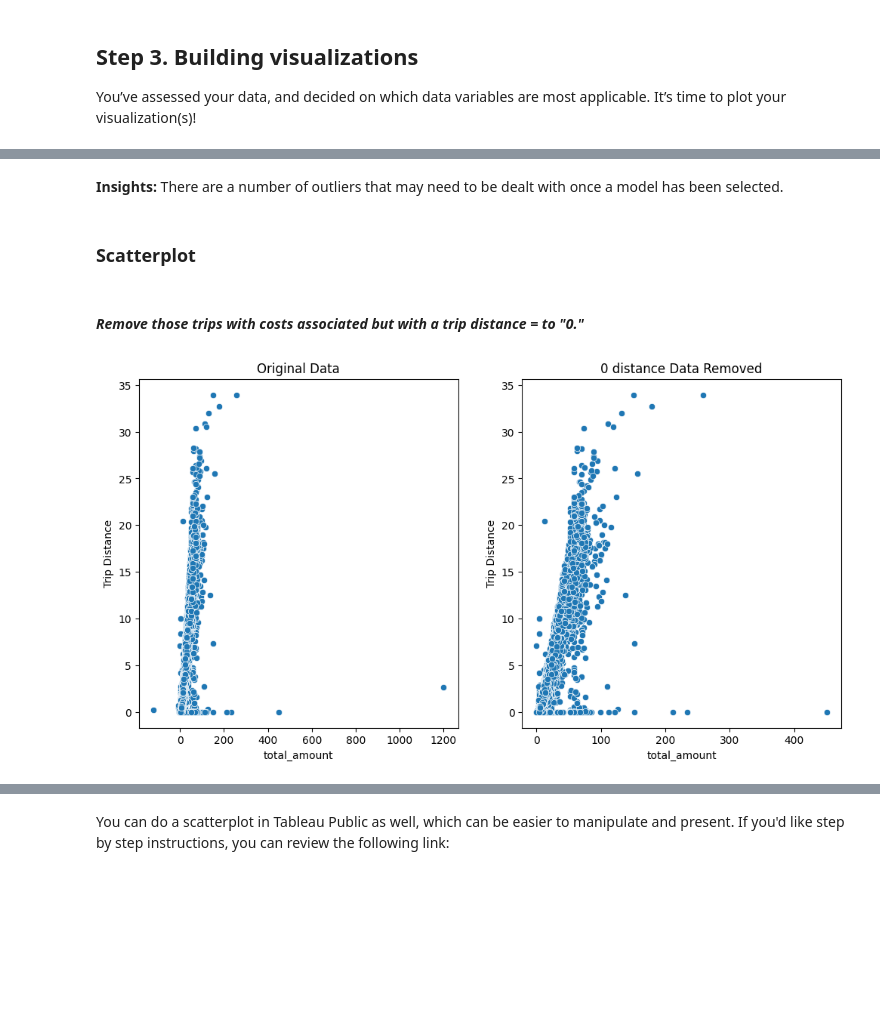
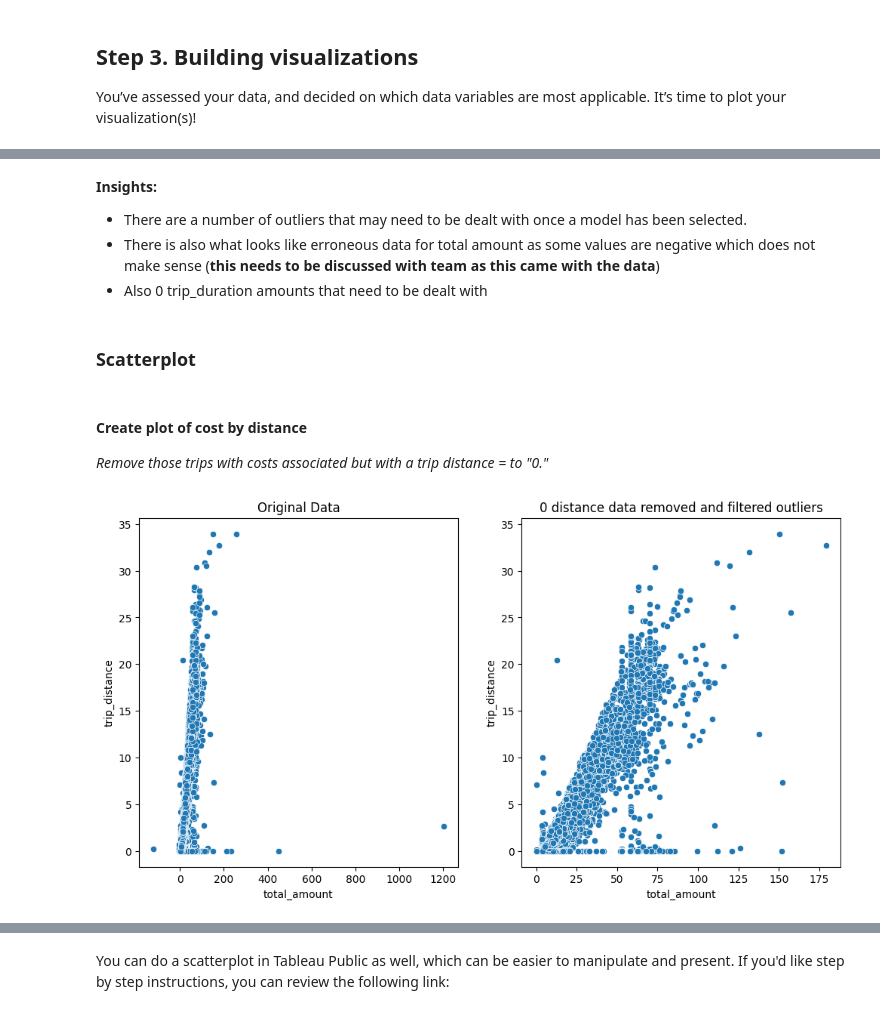
Before and after one commit to CoenMeintjes/Google_Advanced_Data_Analytics_Certificate_Projects, a Jupyter notebook: 02_exploratory_data_analysis.ipynb, the cells around one changed output, grey strips where cells are left out. Cells and saved outputs as stored; diff of their text form; code cells hidden in the pictures; blank space fills up the shorter version.

```diff
--- a/02_exploratory_data_analysis.ipynb
+++ b/02_exploratory_data_analysis.ipynb
@@ -266,0 +271,5 @@ You’ve assessed your data, and decided on which data variables are most applic
+# %%
+# convert pickup and dropoff columns to datetime
+df0['tpep_pickup_datetime'] = pd.to_datetime(df0['tpep_pickup_datetime'])
+df0['tpep_dropoff_datetime'] = pd.to_datetime(df0['tpep_dropoff_datetime'])
+df0.info()
@@ -266,0 +294,4 @@ You’ve assessed your data, and decided on which data variables are most applic
+# %%
+# subtract dropoff from pickup time and convert to total seconds
+df0['trip_duration'] = (df0['tpep_dropoff_datetime'] - df0['tpep_pickup_datetime']).dt.total_seconds()
+df0.head()
@@ -293,0 +369,5 @@ plt.show()
+# %%
+# convert trip_duration to absolute
+df0['trip_duration'] = df0['trip_duration'].abs()
+df_inspect = df0[df0['trip_duration'] < 0]
+df_inspect[['tpep_pickup_datetime','tpep_dropoff_datetime','trip_duration']]
@@ -294,38 +432,42 @@ plt.show()
 # %% [markdown]
-**Insights:** There are a number of outliers that may need to be dealt with once a model has been selected.
+**Insights:**
+- There are a number of outliers that may need to be dealt with once a model has been selected.
+- There is also what looks like erroneous data for total amount as some values are negative which does not make sense (**this needs to be discussed with team as this came with the data**)
+- Also 0 trip_duration amounts that need to be dealt with
 # %% [markdown]
 ### Scatterplot
 # %% [markdown]
-#### *Remove those trips with costs associated but with a trip distance = to "0."*
+#### Create plot of cost by distance
+*Remove those trips with costs associated but with a trip distance = to "0."*
 # %%
 # subplot setup
 fig, axes = plt.subplots(1, 2, figsize=(12, 6))
 
-# scatterplot before dealing with the outliers
+# scatterplot before dealing with the error data
 sns.scatterplot(
     data = df0,
     x = 'total_amount',
     y = 'trip_distance',
     ax = axes[0]
 )
-axes[0].set_ylabel('Trip Distance')
+axes[0].set_ylabel('trip_distance')
 axes[0].set_title('Original Data')
 
 
 # remove 0 distance trips
 df_cleaned = df0[df0['trip_distance'] != 0]
 
 # the cost outliers are also an issue so should deal with that (this not really a good way should ref. to the ref on dealing with outliers)
-df_cleaned = df0[(df0['total_amount'] >= 0) & (df0['total_amount'] < 1000)]
+df_cleaned = df0[(df0['total_amount'] >= 0) & (df0['total_amount'] < 200)]
 
 sns.scatterplot(
     data = df_cleaned,
     x = 'total_amount',
     y = 'trip_distance',
     ax = axes[1]
 )
-axes[1].set_ylabel('Trip Distance')
-axes[1].set_title('0 distance Data Removed')
+axes[1].set_ylabel('trip_distance')
+axes[1].set_title('0 distance data removed and filtered outliers')
 plt.show()
 # %% [output]
-[figure, old version]
+[figure, new version]
```
Also changed, not shown: parts of 37 cells of this notebook.
